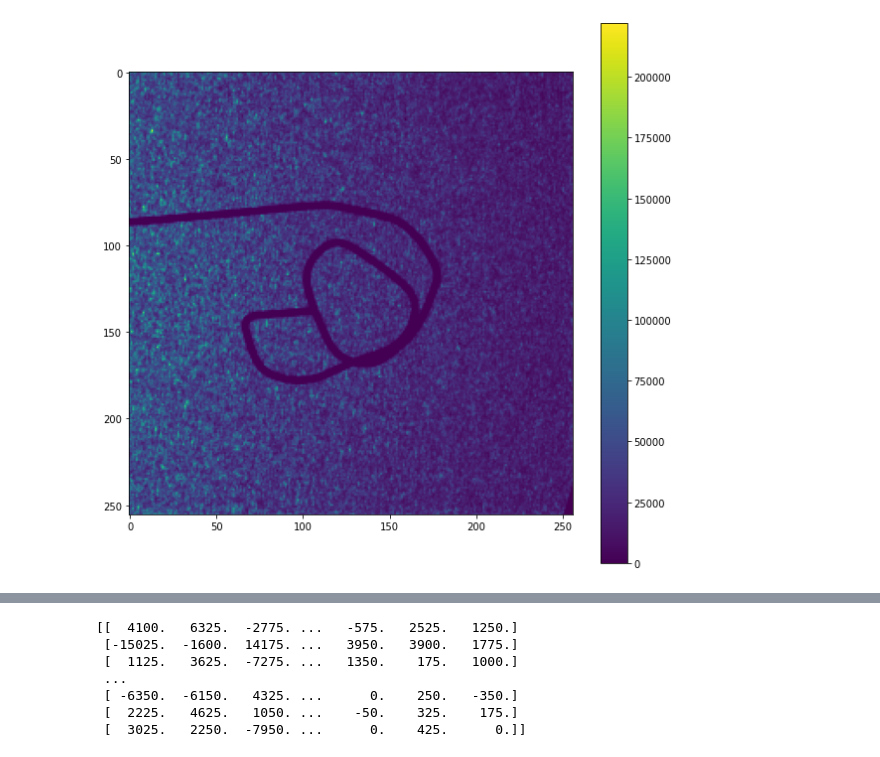
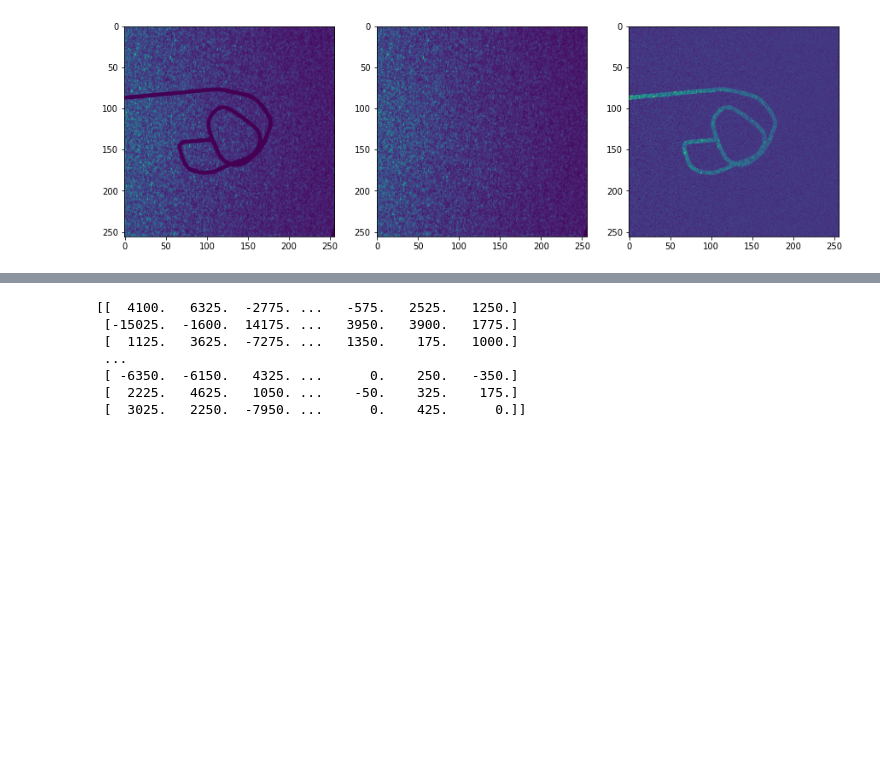
Before and after one commit to yukwangmin/Ghost_Imaging_Scripts, a Jupyter notebook: GI_wire_test.ipynb, the cells around one changed output, grey strips where cells are left out. Cells and saved outputs as stored; diff of their text form; code cells hidden in the pictures; blank space fills up the shorter version.

```diff
--- a/GI_wire_test.ipynb
+++ b/GI_wire_test.ipynb
@@ -9,23 +9,27 @@ import time
 # %%
 
 
 filename = 'image-0.npz'
 f_image = open(filename, "rb")
 image0 = np.load(f_image)
 f_image.close()
 
 filename = 'image-1.npz'
 f_image = open(filename, "rb")
 image1 = np.load(f_image)
 f_image.close()
 
-fig, ax = plt.subplots(ncols=1,nrows=1, figsize=(10, 10))
-_=ax.imshow(image0)
-fig.colorbar(_)
+diff_image = image1 - image0
 
-diff_image = image1 - image0
+fig, (ax1, ax2, ax3) = plt.subplots(ncols=3,nrows=1, figsize=(15, 5))
+_=ax1.imshow(image0)
+_=ax2.imshow(image1)
+_=ax3.imshow(diff_image)
+#fig.colorbar(_)
+
+
 #print(diff_image[128][:])
 #print(diff_image[128][:])
 #print(image0[:][93])
 # %% [output]
-[figure, old version]
+[figure, new version]
```
Also changed, not shown: parts of 9 cells of this notebook, 1 other file.
